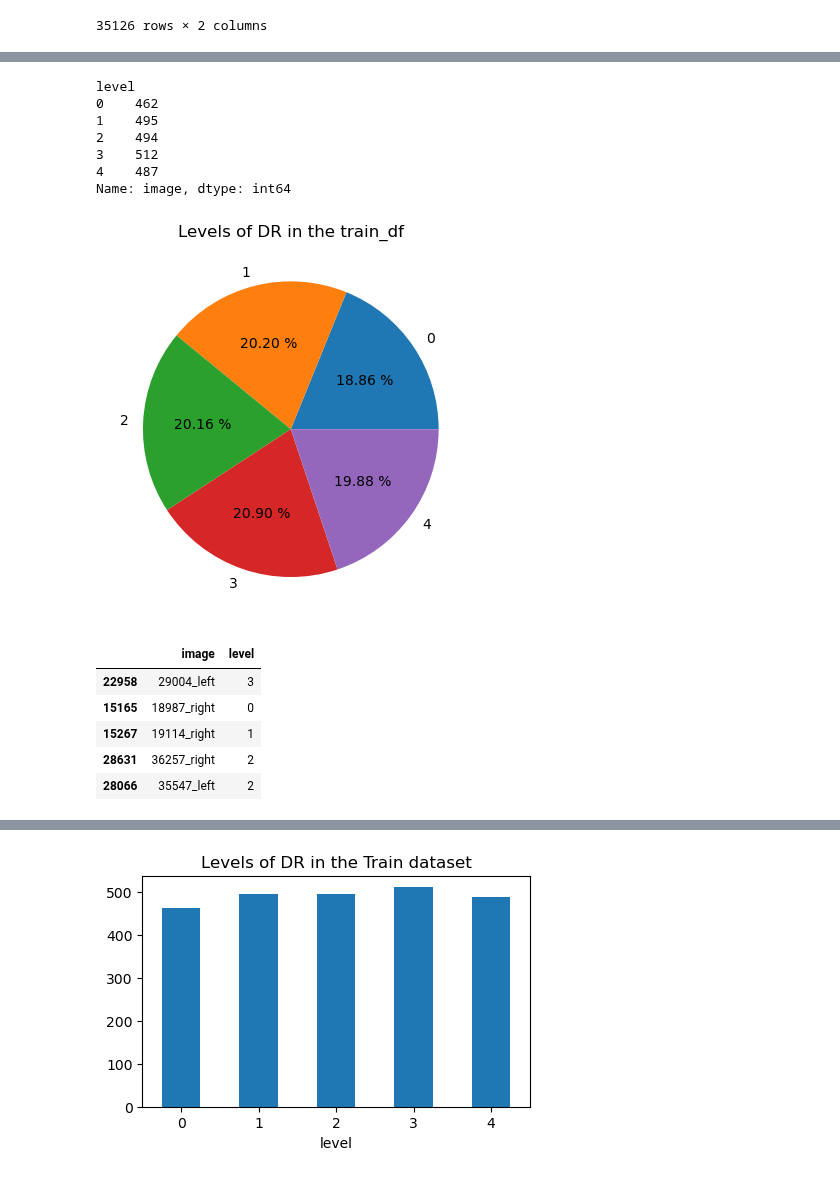
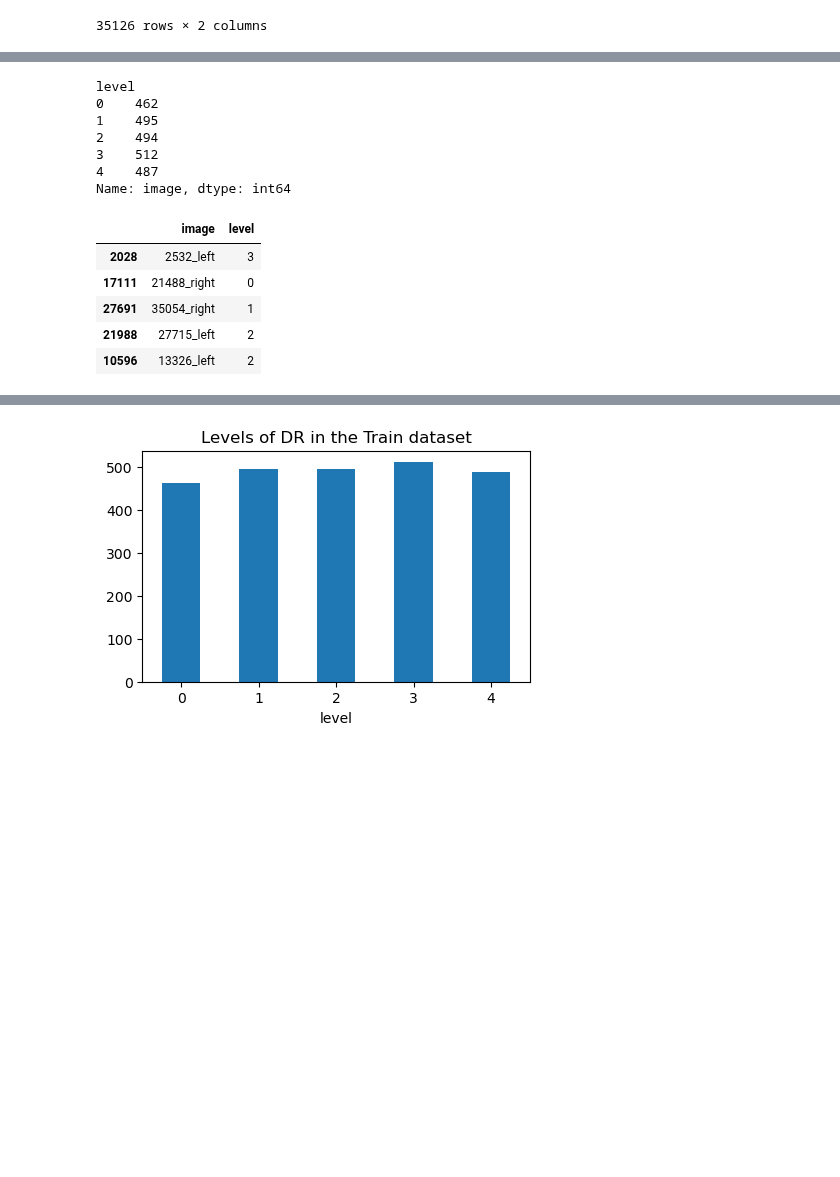
Before and after one commit to AlbertoRomanRamosRodriguez/Tesis-de-Grado, a Jupyter notebook: exploring-kaggle-dr.ipynb, the cells around one changed output, grey strips where cells are left out. Cells and saved outputs as stored; diff of their text form; code cells hidden in the pictures; blank space fills up the shorter version.

```diff
--- a/exploring-kaggle-dr.ipynb
+++ b/exploring-kaggle-dr.ipynb
@@ -137,26 +137,25 @@ test_df['image'] = x_test
 test_df['level'] = y_test
 # %%
 display(train_df.groupby(['level'])['image'].count())
-plt.pie([train_df.loc[train_df['level'] == n].count()[0] for n in range(classes)], labels = range(classes), autopct='%.2f %%')
-plt.title("Levels of DR in the train_df")
-img_path = os.path.sep.join([DB_PATH, 'train_dist.png'])
-plt.savefig(img_path)
-plt.show()
+# plt.pie([train_df.loc[train_df['level'] == n].count()[0] for n in range(classes)], labels = range(classes), autopct='%.2f %%')
+# plt.title("Levels of DR in the train_df")
+# img_path = os.path.sep.join([DB_PATH, 'train_dist.png'])
+# plt.savefig(img_path)
+# plt.show()
 train_df.head()
 # %% [output]
 level
 0    462
 1    495
 2    494
 3    512
 4    487
 Name: image, dtype: int64
-[figure, removed]
 |  | image | level |
-| 22958 | 29004_left | 3 |
-| 15165 | 18987_right | 0 |
-| 15267 | 19114_right | 1 |
-| 28631 | 36257_right | 2 |
-| 28066 | 35547_left | 2 |
+| 2028 | 2532_left | 3 |
+| 17111 | 21488_right | 0 |
+| 27691 | 35054_right | 1 |
+| 21988 | 27715_left | 2 |
+| 10596 | 13326_left | 2 |
 # %%
 display(val_df.groupby(['level'])['image'].count())
```
Also changed, not shown: parts of 4 cells of this notebook.
